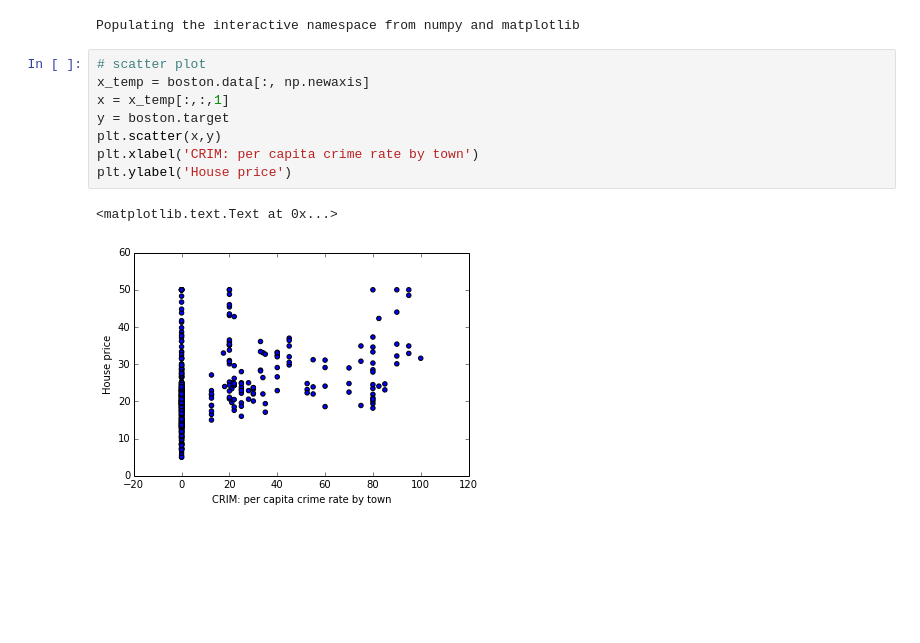
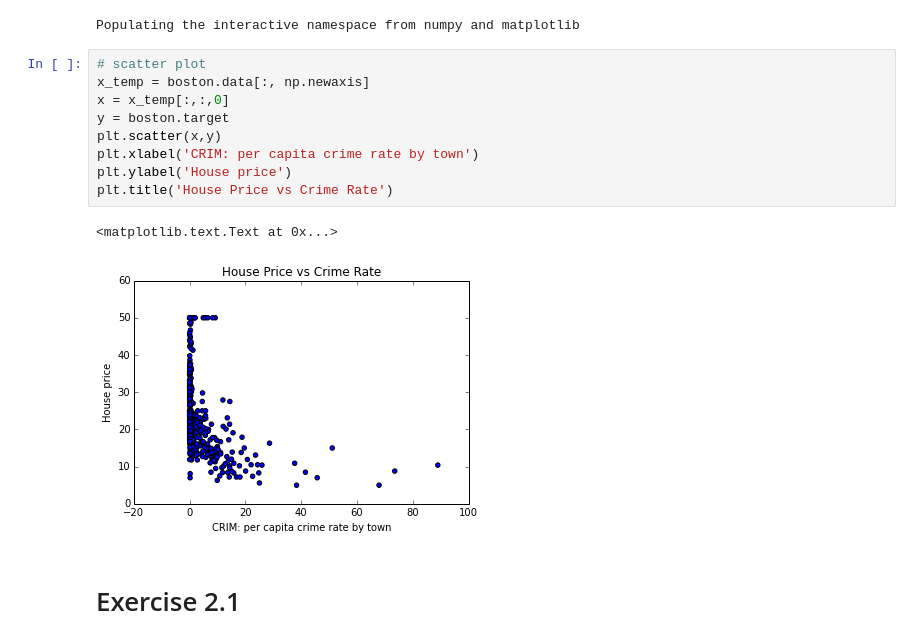
Before and after one commit to serrintine/datascience-fall14, a Jupyter notebook: lab1/lab1.ipynb, the cells around one changed output. Drawn from its saved outputs; the diff is of its cells as text; blank space fills up the shorter version.

Commit message:
exercise 2

```diff
--- a/lab1/lab1.ipynb
+++ b/lab1/lab1.ipynb
@@ -36,11 +38,14 @@ Populating the interactive namespace from numpy and matplotlib
 # %%
 # scatter plot
 x_temp = boston.data[:, np.newaxis]
-x = x_temp[:,:,1]
+x = x_temp[:,:,0]
 y = boston.target
 plt.scatter(x,y)
 plt.xlabel('CRIM: per capita crime rate by town')
 plt.ylabel('House price')
+plt.title('House Price vs Crime Rate')
 # %% [output]
 <matplotlib.text.Text at 0x...>
-[figure, old version]
+[figure, new version]
+# %% [markdown]
+# Exercise 2.1
```
Also changed, not shown: parts of 16 cells of this notebook.
